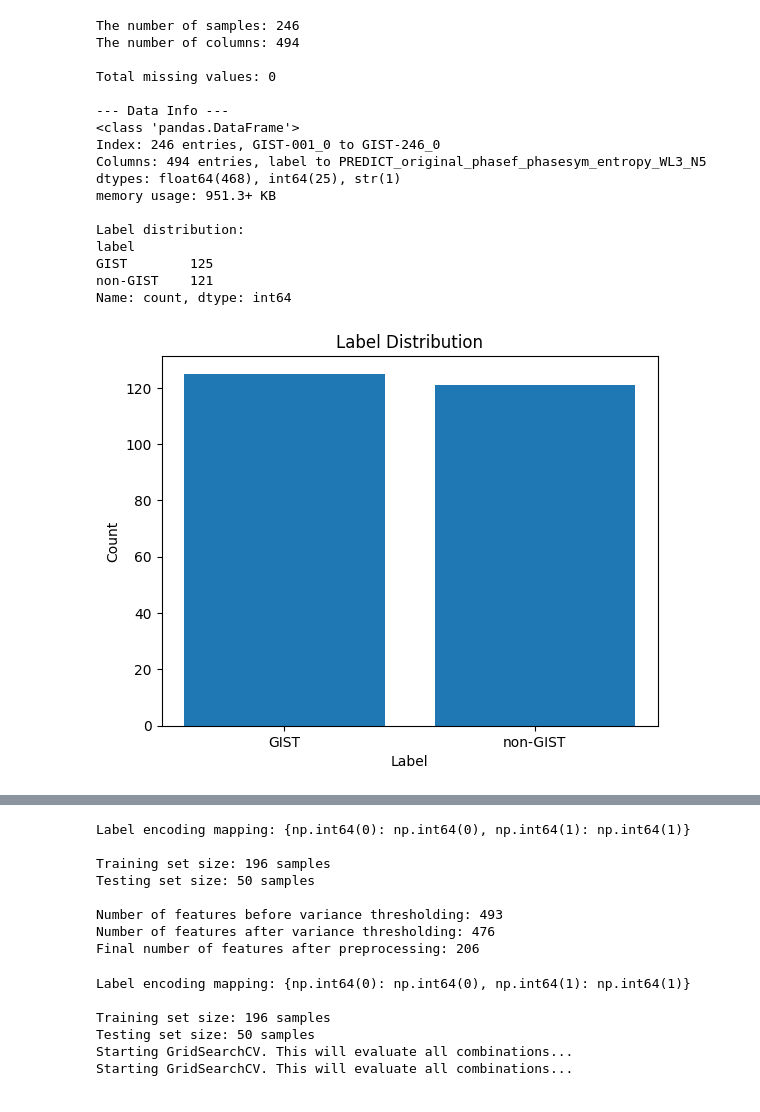
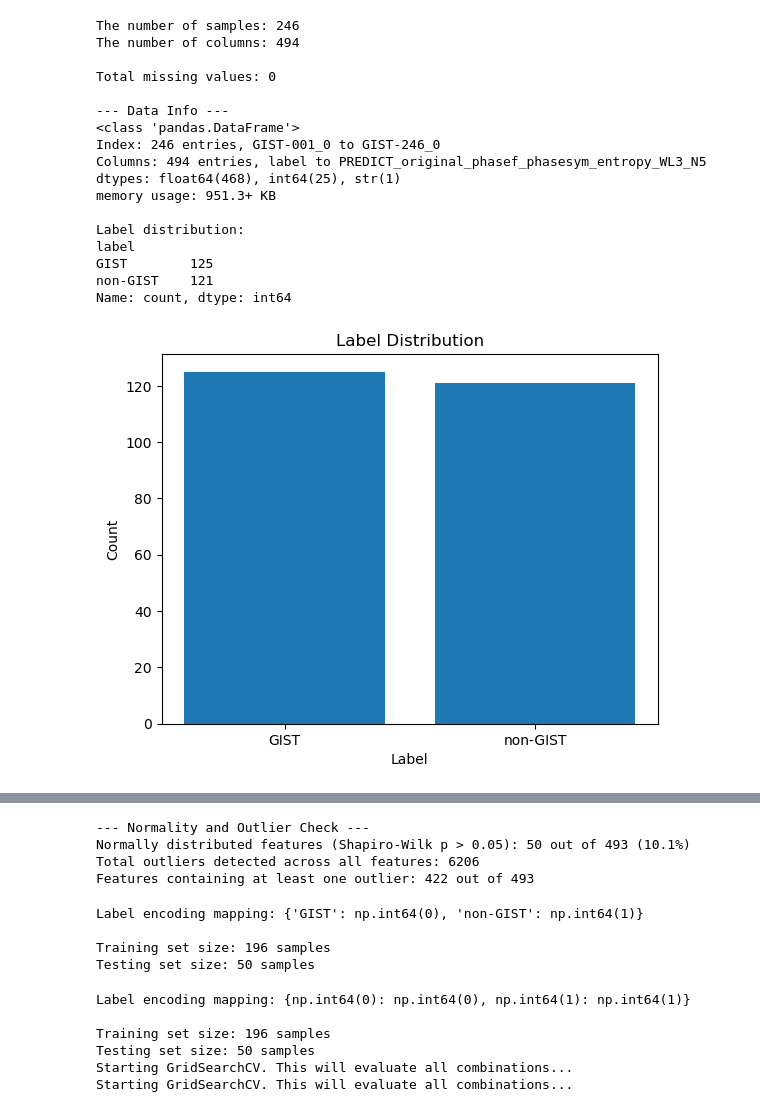
Before and after one commit to Daanvanerp1/TM10011_ML_Project_Gr8, a Jupyter notebook: loop_notebook.ipynb, the cells around one changed output, grey strips where cells are left out. Cells and saved outputs as stored; diff of their text form; code cells hidden in the pictures.

Commit message:
simple imputer missing values toegevoegd en normal distribution check

```diff
--- a/loop_notebook.ipynb
+++ b/loop_notebook.ipynb
@@ -44,35 +46,82 @@ plt.show()
 #Show data correlation
 numeric_features = data.select_dtypes(include=['float64', 'int64'])
 corr_matrix = numeric_features.corr()
 feature_numbers = range(1, len(corr_matrix.columns) + 1)
 
 corr_matrix.columns = feature_numbers
 corr_matrix.index = feature_numbers
 
 plt.figure(figsize=(12, 10))
 sns.heatmap(corr_matrix, cmap='coolwarm', annot=False)
 plt.title('Correlation Heatmap (All Features)')
 plt.show()
+
+
+
+# ---------- Normality and Outlier Check -----------
+print("\n--- Normality and Outlier Check ---")
+
+numeric_features = data.select_dtypes(include=['float64', 'int64'])
+# if 'label' in numeric_features.columns:
+#     numeric_features = numeric_features.drop('label', axis=1) # Exclude the label if it's numeric
+
+normal_count = 0
+outlier_counts = {}
+
+for col in numeric_features.columns:
+    # Drop missing values for the statistical test
+    col_data = numeric_features[col].dropna()
+
+    # 1. Normality Test (Shapiro-Wilk)
+    # p > 0.05 means we cannot reject the null hypothesis (data looks normal)
+    stat, p = stats.shapiro(col_data)
+    if p > 0.05:
+        normal_count += 1
+
+    # 2. Outlier Detection (IQR Method)
+    # This aligns perfectly with your choice of using a Robust Scaler
+    Q1 = col_data.quantile(0.25)
+    Q3 = col_data.quantile(0.75)
+    IQR = Q3 - Q1
+    lower_bound = Q1 - 1.5 * IQR
+    upper_bound = Q3 + 1.5 * IQR
+
+    outliers = col_data[(col_data < lower_bound) | (col_data > upper_bound)]
+    outlier_counts[col] = len(outliers)
+
+# Summarize Normality
+total_features = len(numeric_features.columns)
+print(f"Normally distributed features (Shapiro-Wilk p > 0.05): {normal_count} out of {total_features} ({round((normal_count/total_features)*100, 1)}%)")
+
+# Summarize Outliers
+total_outliers = sum(outlier_counts.values())
+features_with_outliers = sum(1 for count in outlier_counts.values() if count > 0)
+print(f"Total outliers detected across all features: {total_outliers}")
+print(f"Features containing at least one outlier: {features_with_outliers} out of {total_features}")
 # %% [output]
 The number of samples: 246
 The number of columns: 494
 
 Total missing values: 0
 
 --- Data Info ---
 <class 'pandas.DataFrame'>
 Index: 246 entries, GIST-001_0 to GIST-246_0
 Columns: 494 entries, label to PREDICT_original_phasef_phasesym_entropy_WL3_N5
 dtypes: float64(468), int64(25), str(1)
 memory usage: 951.3+ KB
 
 Label distribution:
 label
 GIST        125
 non-GIST    121
 Name: count, dtype: int64
-[figure, old version]
+[figure, new version]
 [figure]
+--- Normality and Outlier Check ---
+Normally distributed features (Shapiro-Wilk p > 0.05): 50 out of 493 (10.1%)
+Total outliers detected across all features: 6206
+Features containing at least one outlier: 422 out of 493
 # %%
 #-----------Data Preprocessing-----------
 #  Custom Transformer for Correlation Filtering
@@ -144,18 +193,14 @@ inner_cv = StratifiedKFold(n_splits=5, shuffle=True, random_state=42)
 # X_train_final = X_train_selected.drop(columns=to_drop)
 # X_test_final = X_test_selected.drop(columns=to_drop)
 
-print(f'\nNumber of features before variance thresholding: {X_train.shape[1]}')
-print(f'Number of features after variance thresholding: {X_train_selected.shape[1]}')
-print(f'Final number of features after preprocessing: {X_train_final.shape[1]}')
+# print(f'\nNumber of features before variance thresholding: {X_train.shape[1]}')
+# print(f'Number of features after variance thresholding: {X_train_selected.shape[1]}')
+# print(f'Final number of features after preprocessing: {X_train_final.shape[1]}')
 # %% [output]
-Label encoding mapping: {np.int64(0): np.int64(0), np.int64(1): np.int64(1)}
+Label encoding mapping: {'GIST': np.int64(0), 'non-GIST': np.int64(1)}
 
 Training set size: 196 samples
 Testing set size: 50 samples
-
-Number of features before variance thresholding: 493
-Number of features after variance thresholding: 476
-Final number of features after preprocessing: 206
 # %%
 import contextlib
 import joblib
```
Also changed, not shown: parts of 2 cells of this notebook.
